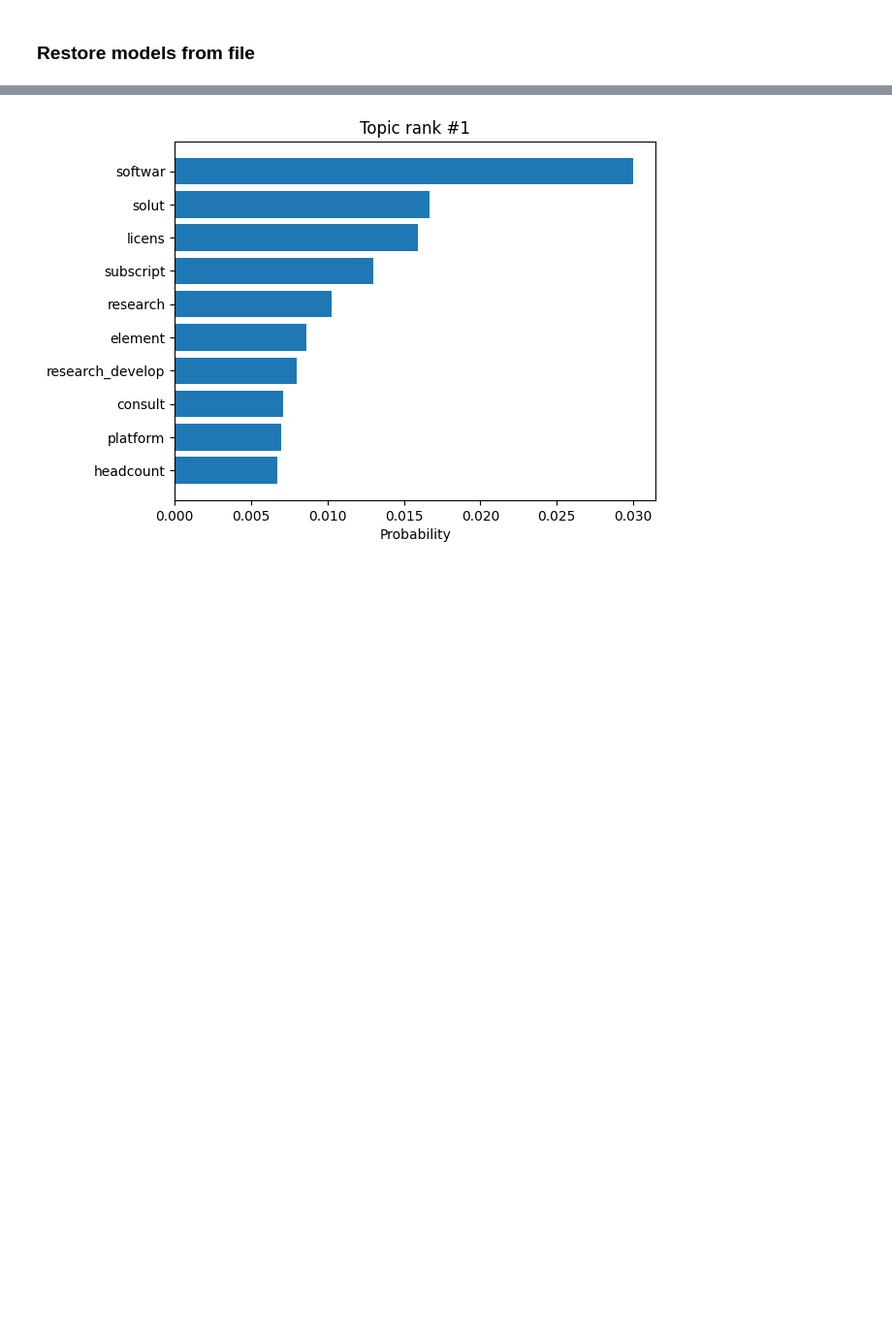
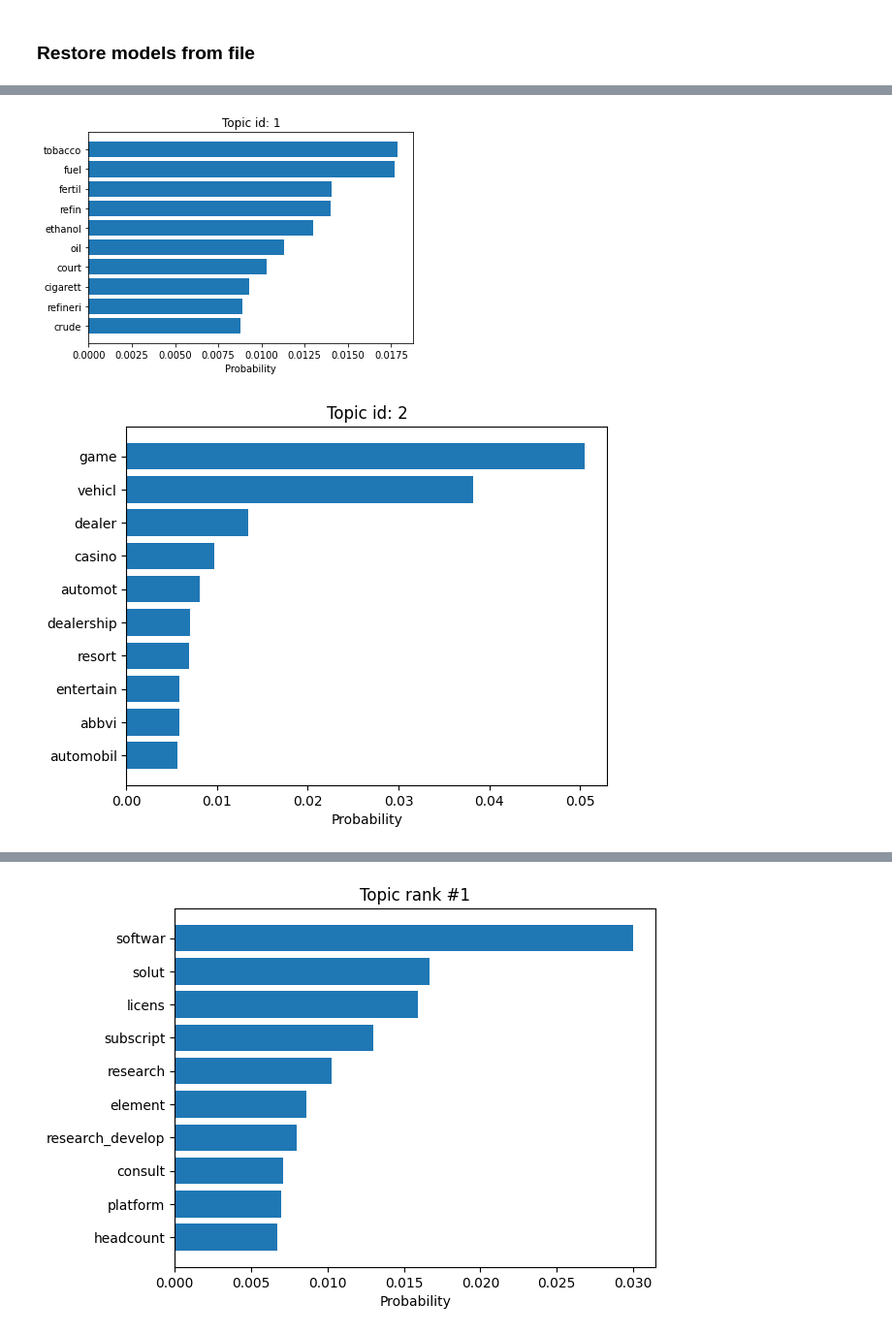
Before and after one commit to bsinghpratap/voya_project_spring21, a Jupyter notebook: LDA/Vanilla-LDA.ipynb, the cells around one changed output, grey strips where cells are left out. Shown at 97% size. Saved outputs shown, nothing was run; the diff lists cells and outputs as text; code cells hidden in the pictures; blank space fills up the shorter version.

```diff
--- a/LDA/Vanilla-LDA.ipynb
+++ b/LDA/Vanilla-LDA.ipynb
@@ -77,0 +63,12 @@ plot_topics(models['1a'], corpus['1a'])
+# %%
+from util import plot_topics
+
+plot_topics(models['1a'], num_topics=10, topn=10)
+
+# Look into hospira and brocad for topic 7
+# DIVIDE BY SECTOR
+# Look into more risk factor focused topics
+# Stemming might be taking off too much
+# %% [output]
+[figure, added]
+[figure, added]
```
Also changed, not shown: parts of 3 cells of this notebook, 2 other files.
